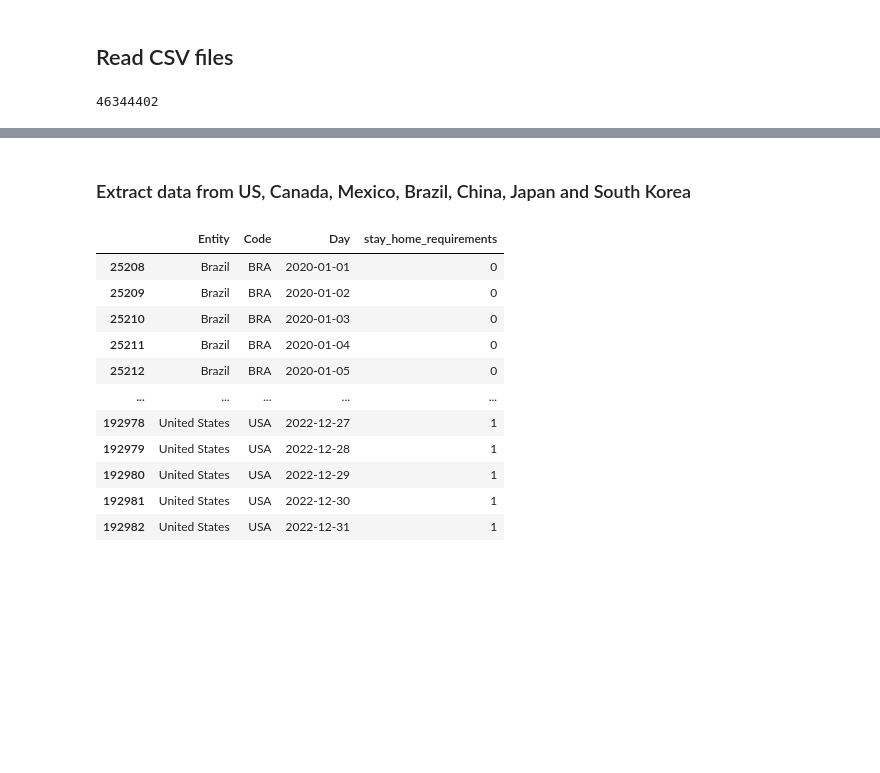
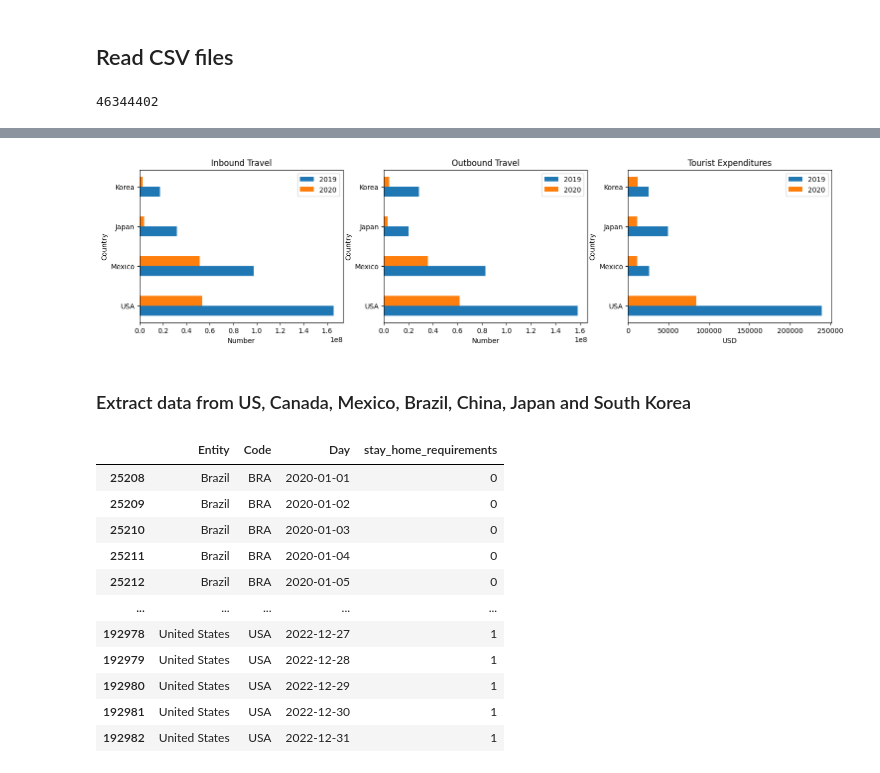
Before and after one commit to GrandChampion/Econ323-Final-project, a Jupyter notebook: main.ipynb, the cells around one changed output, grey strips where cells are left out. Cells and saved outputs as stored; diff of their text form; code cells hidden in the pictures; blank space fills up the shorter version.

Commit message:
graph

```diff
--- a/main.ipynb
+++ b/main.ipynb
@@ -50,6 +50,7 @@ us2021Mobility=pd.read_csv("./src/2021 mobility/2021_US_Region_Mobility_Report.c
 unemployment = pd.read_csv("./src/2019 2020 unemployment.csv")
 rawInboundTourism = pd.read_csv("./src/Inbound tourism - OECD.csv")
 rawOutboundTourism = pd.read_csv("./src/Outbound tourism - OECD.csv")
+rawTouristExpenditure = pd.read_csv("./src/Tourist Expenditure - OECD.csv")
 # %%
 # Making Inbound tourism data frame
 inboundTourism = rawInboundTourism.loc[rawInboundTourism["VARIABLE"] ==
@@ -78,3 +79,20 @@ us2021Inbound = int(inboundTourism.loc[(inboundTourism["YEAR"] == 2021)].loc[(in
 us2021Inbound
 # %% [output]
 46344402
+# %%
+# Outbound tourism data of Japan, Korea, Mexico, USA
+outboundTourism = rawOutboundTourism.loc[rawOutboundTourism["VARIABLE"] =="OBND_DEP_TOTAL"][["Year", "Country", "Value"]]
+
+japan2019Outbound = int(outboundTourism.loc[(outboundTourism["Year"] == 2019)].loc[(outboundTourism["Country"] == "Japan")]["Value"])
+japan2020Outbound = int(outboundTourism.loc[(outboundTourism["Year"] == 2020)].loc[(outboundTourism["Country"] == "Japan")]["Value"])
+
+korea2019Outbound = int(outboundTourism.loc[(outboundTourism["Year"] == 2019)].loc[(outboundTourism["Country"] == "Korea")]["Value"])
+korea2020Outbound = int(outboundTourism.loc[(outboundTourism["Year"] == 2020)].loc[(outboundTourism["Country"] == "Korea")]["Value"])
+
+mexico2019Outbound = int(outboundTourism.loc[(outboundTourism["Year"] == 2019)].loc[(outboundTourism["Country"] == "Mexico")]["Value"])
+mexico2020Outbound = int(outboundTourism.loc[(outboundTourism["Year"] == 2020)].loc[(outboundTourism["Country"] == "Mexico")]["Value"])
+
+us2019Outbound = int(outboundTourism.loc[(outboundTourism["Year"] == 2019)].loc[(outboundTourism["Country"] == "United States")]["Value"])
+us2020Outbound = int(outboundTourism.loc[(outboundTourism["Year"] == 2020)].loc[(outboundTourism["Country"] == "United States")]["Value"])
+
+us2019Outbound
@@ -81,3 +142,43 @@ us2021Inbound
+# %%
+categories = ['USA', 'Mexico', 'Japan', 'Korea']
+inbound2019List = [us2019Inbound, mexico2019Inbound, japan2019Inbound, korea2019Inbound]
+inbound2020List = [us2020Inbound, mexico2020Inbound, japan2020Inbound, korea2020Inbound]
+outbound2019List = [us2019Outbound, mexico2019Outbound, japan2019Outbound, korea2019Outbound]
+outbound2020List = [us2020Outbound, mexico2020Outbound, japan2020Outbound, korea2020Outbound]
+expenditure2019List = [us2019Expenditure,mexico2019Expenditure,japan2019Expenditure,korea2019Expenditure]
+expenditure2020List = [us2020Expenditure,mexico2020Expenditure,japan2020Expenditure,korea2020Expenditure]
+
+# Create horizontal bar chart
+fig, (inboundGraph, outboundGraph, expenditureGraph) = plt.subplots(1, 3,figsize=(18, 4))
+
+# Inbound Graph
+inboundGraph.barh(categories, inbound2019List, height=-0.25, align='edge')
+inboundGraph.barh(categories, inbound2020List, height=0.25, align='edge')
+inboundGraph.set_title("Inbound Travel")
+inboundGraph.set_xlabel("Number")
+inboundGraph.set_ylabel("Country")
+inboundGraph.legend(['2019', "2020"])
+
+# Outbound Graph
+outboundGraph.barh(categories, outbound2019List, height=-0.25, align='edge')
+outboundGraph.barh(categories, outbound2020List, height=0.25, align='edge')
+outboundGraph.set_title("Outbound Travel")
+outboundGraph.set_xlabel("Number")
+outboundGraph.set_ylabel("Country")
+outboundGraph.legend(['2019', "2020"])
+
+# Expenditure Graph
+expenditureGraph.barh(categories, expenditure2019List, height=-0.25, align='edge')
+expenditureGraph.barh(categories, expenditure2020List, height=0.25, align='edge')
+expenditureGraph.set_title("Tourist Expenditures")
+expenditureGraph.set_xlabel("USD")
+expenditureGraph.set_ylabel("Country")
+expenditureGraph.legend(['2019', "2020"])
+
+# Show plot
+plt.show()
+# %% [output]
+[figure, added]
 # %% [markdown]
 ### Extract data from US, Canada, Mexico, Brazil, China, Japan and South Korea
 # %%
```
Also changed, not shown: parts of 4 cells of this notebook, 1 other file.
